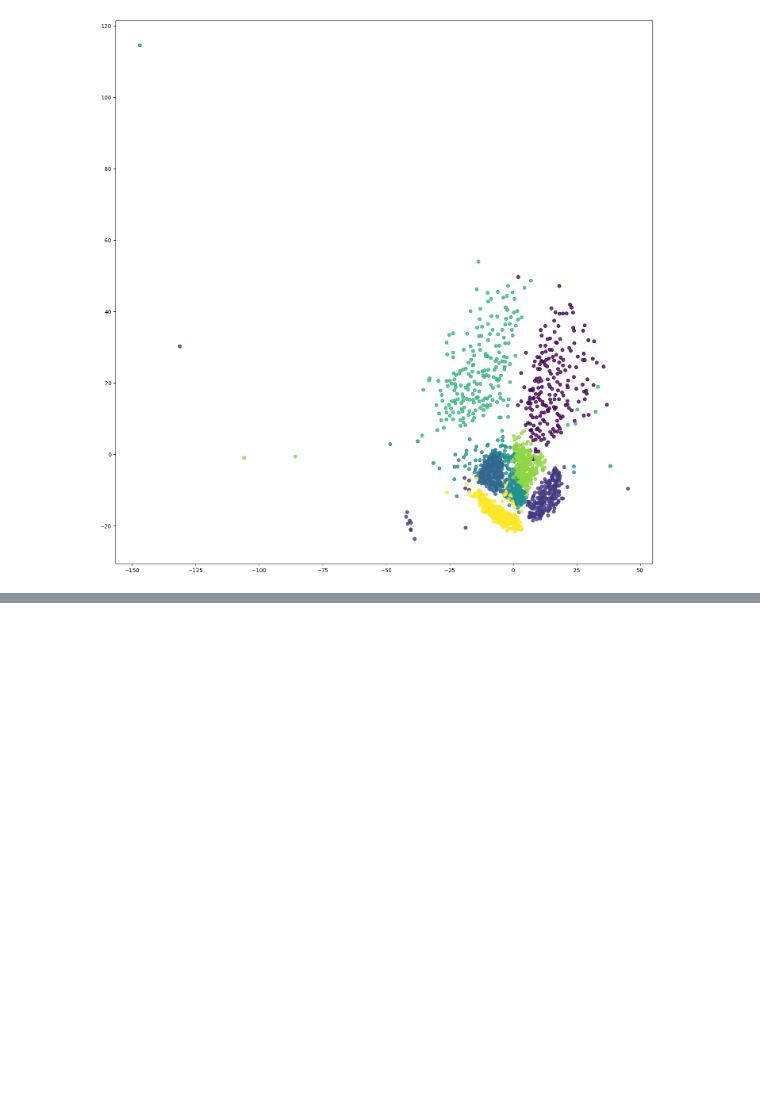
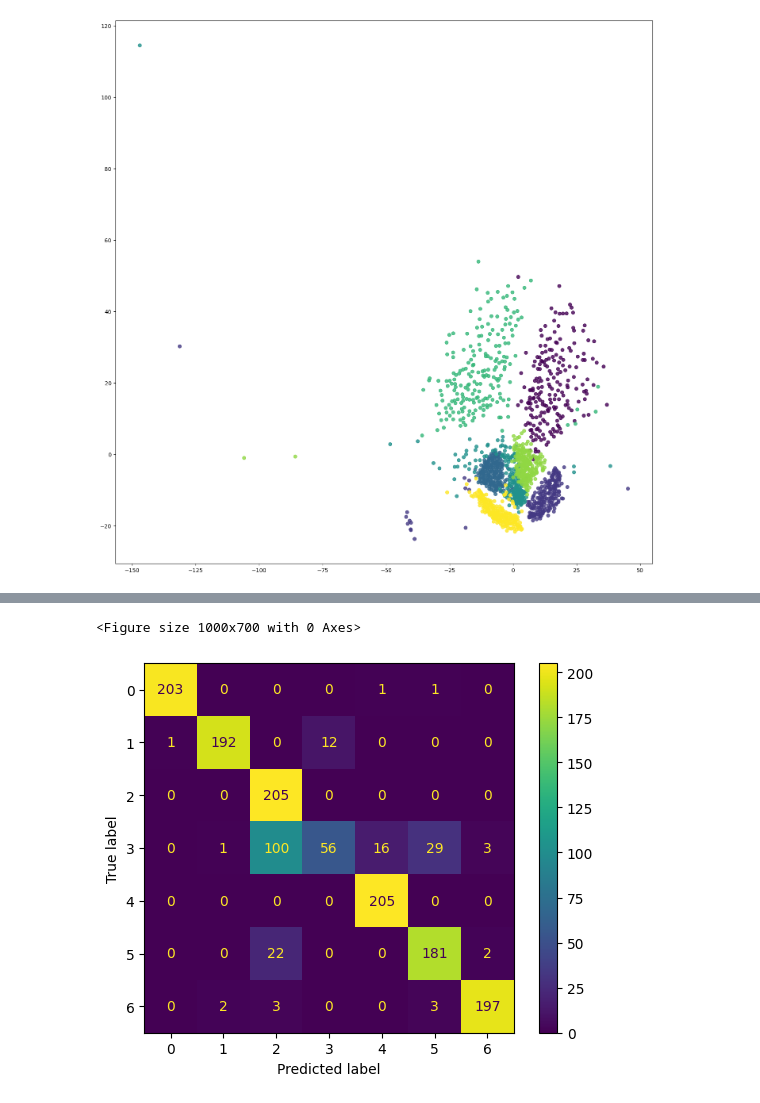
Before and after one commit to jinnalei/watches, a Jupyter notebook: code/dumb_classify.ipynb, the cells around one changed output, grey strips where cells are left out. Cells and saved outputs as stored; diff of their text form; code cells hidden in the pictures; blank space fills up the shorter version.

Commit message:
added knn and mixture of gaussians

```diff
--- a/code/dumb_classify.ipynb
+++ b/code/dumb_classify.ipynb
@@ -102,0 +139,19 @@ viewMds(X_coarse, y)
+# %%
+from sklearn.naive_bayes import GaussianNB
+
+# Fits a multidimensional Gaussian to each class.
+def trainGnb(X, y):
+    gnb = GaussianNB()
+    model = gnb.fit(X, y)
+    return model
+
+def testGnb(X, model):
+    predicted = model.predict(X)
+    return predicted
+
+disp(crossValidate(X, y, trainGnb, testGnb))
+
+# To do: throw out outliers?
+# %% [output]
+<Figure size 1000x700 with 0 Axes>
+[figure, added]
```
Also changed, not shown: parts of 7 cells of this notebook.
